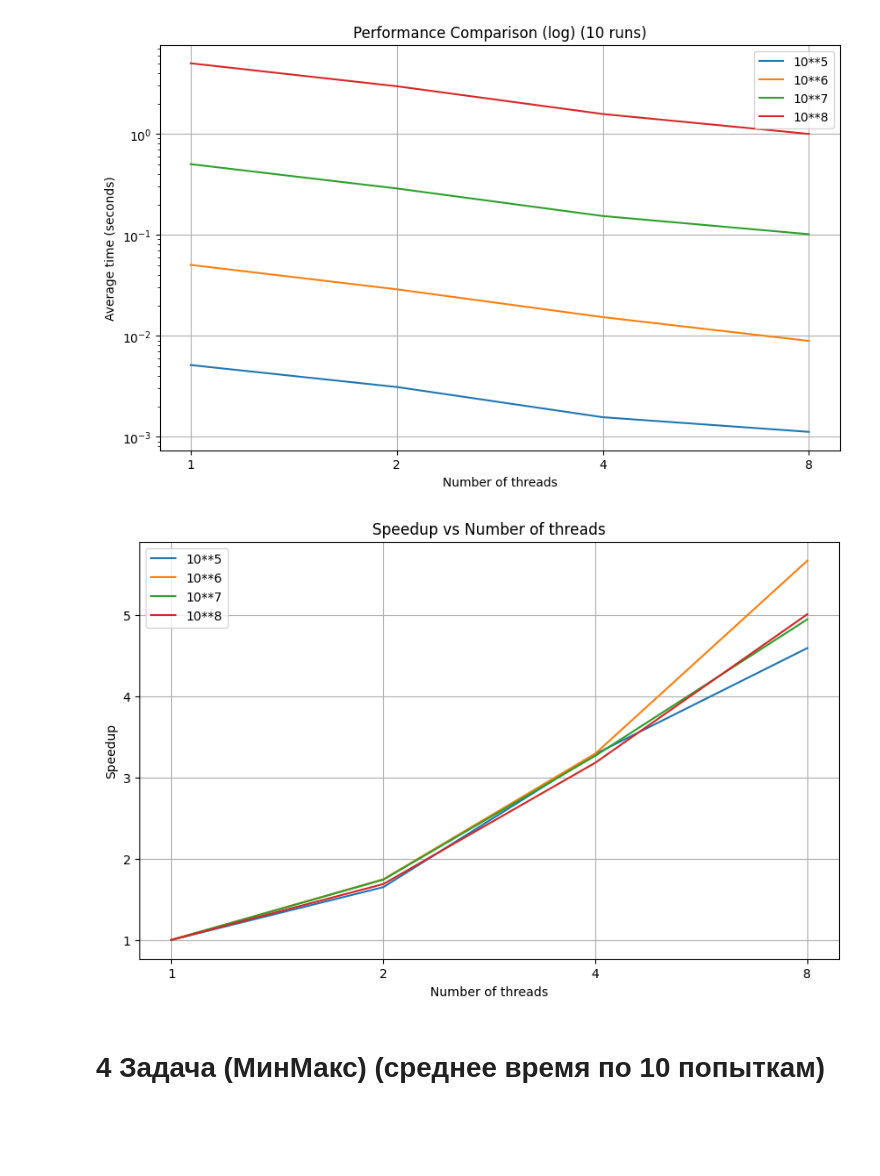
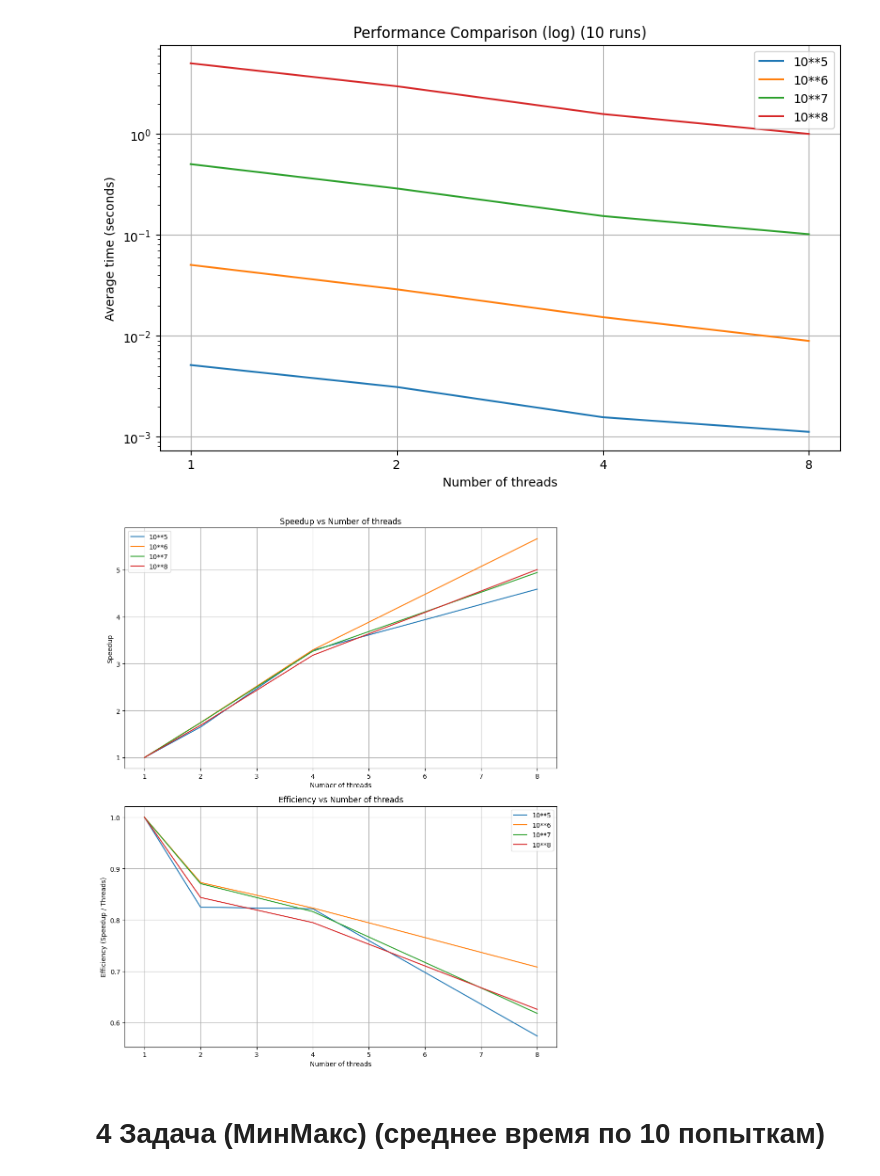
Before and after one commit to YukiTheKilla/supercomputers, a Jupyter notebook: OpenMP/plot.ipynb, the cells around one changed output. Saved outputs shown, nothing was run; the diff lists cells and outputs as text; code cells hidden in the pictures; blank space fills up the shorter version.

```diff
--- a/OpenMP/plot.ipynb
+++ b/OpenMP/plot.ipynb
@@ -171,31 +193,46 @@ plt.show()
 # %% [output]
 [figure]
 # %%
-# Рассчитываем ускорение (Speedup) от числа потоков
+# Преобразуем num_threads в числовой формат
+num_threads = ['1', '2', '4', '8']
+num_threads = list(map(int, num_threads))
+
+# Рассчитываем ускорение (Speedup) и эффективность (Efficiency)
 speedup = []
+efficiency = []
+
 for i in range(len(data_sizes)):
-    # Скорость с 1 потоком (первая запись из каждой строки)
-    base_time = time[i][0]
-    # Для каждого количества потоков считаем ускорение
-    speedup.append([base_time / t for t in time[i]])
+    base_time = time[i][0]  # Время с одним потоком
+    speedup.append([base_time / t for t in time[i]])  # Рассчитываем ускорение для каждого числа потоков
+    efficiency.append([s / nt for s, nt in zip(speedup[i], num_threads)])  # Рассчитываем эффективность
 
-# Подготовка графиков
-fig, ax = plt.subplots(figsize=(10, 6))
+# Построение графиков
+fig, ax = plt.subplots(2, 1, figsize=(10, 12))
 
-# Для каждого размера данных рисуем линии для ускорения
+# График ускорения
 for i, size in enumerate(data_sizes):
-    ax.plot(num_threads, speedup[i], label=f'{size}')
+    ax[0].plot(num_threads, speedup[i], label=f'{size}')
 
-ax.set_xlabel('Number of threads')
-ax.set_ylabel('Speedup')
-ax.set_title('Speedup vs Number of threads')
-ax.legend()
+ax[0].set_xlabel('Number of threads')
+ax[0].set_ylabel('Speedup')
+ax[0].set_title('Speedup vs Number of threads')
+ax[0].legend()
+ax[0].grid(True)
 
-# Показать график
-plt.grid(True)
+# График эффективности
+for i, size in enumerate(data_sizes):
+    ax[1].plot(num_threads, efficiency[i], label=f'{size}')
+
+ax[1].set_xlabel('Number of threads')
+ax[1].set_ylabel('Efficiency (Speedup / Threads)')
+ax[1].set_title('Efficiency vs Number of threads')
+ax[1].legend()
+ax[1].grid(True)
+
+plt.tight_layout()
 plt.show()
 # %% [output]
-[figure, old version]
+[figure, new version]
 # %% [markdown]
 # 4 Задача (МинМакс) (среднее время по 10 попыткам)
 # %%
```
Also changed, not shown: parts of 18 cells of this notebook, 5 other files.
